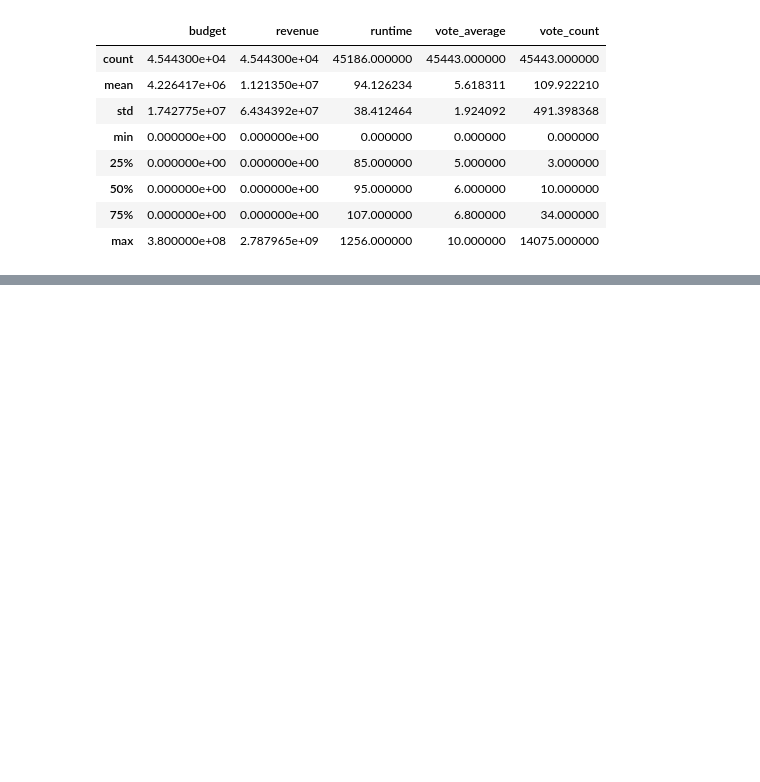
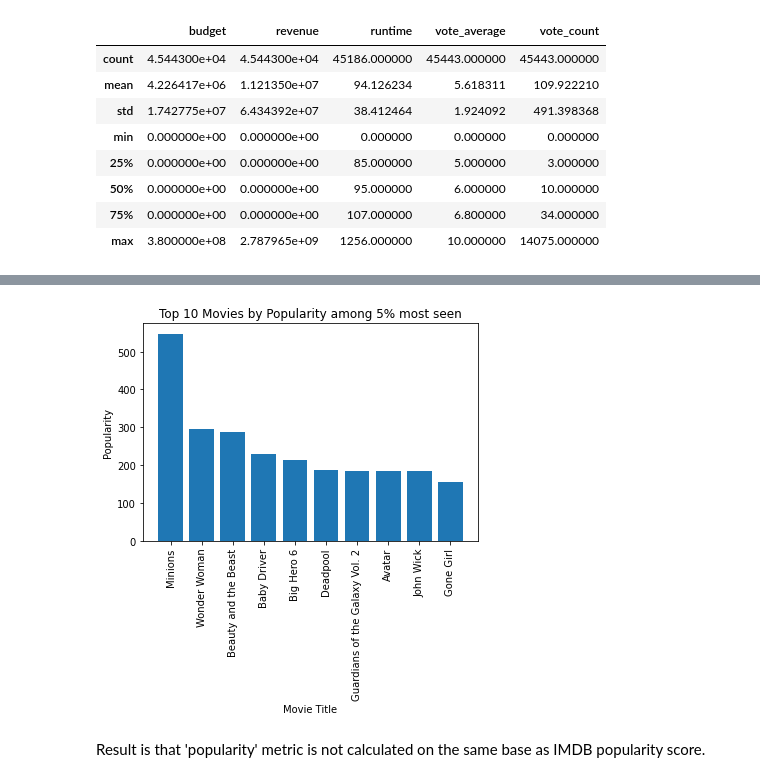
Before and after one commit to MathysGoncalves/RecommenderSys_Movie_Spark, a Jupyter notebook: RecommenderSys_Movie_Spark/notebooks/00-Data_Exploration.ipynb, the cells around one changed output, grey strips where cells are left out. Drawn from its saved outputs; the diff is of its cells as text; code cells hidden in the pictures; blank space fills up the shorter version.

```diff
--- a/RecommenderSys_Movie_Spark/notebooks/00-Data_Exploration.ipynb
+++ b/RecommenderSys_Movie_Spark/notebooks/00-Data_Exploration.ipynb
@@ -172,0 +180,7 @@ df_movies_metadata.withColumn("budget", df_movies_metadata.budget.cast('int')).t
+# %%
+# Get the 95th percentile of vote count to consider only the most seen movies. According to the profiles it is 434 votes
+from pyspark.sql.functions import col
+
+n = df_movies_metadata.approxQuantile("vote_count", [0.95], 0) # verification
+print(n)
+q95_movies = df_movies_metadata.filter(col("vote_count") >= n[0])
@@ -172,0 +189,14 @@ df_movies_metadata.withColumn("budget", df_movies_metadata.budget.cast('int')).t
+# %%
+# Define the weighted_rating function based on the IMDB formula
+# C = mean vote_average (5.62 according to the profile)
+C= 5.62
+def weighted_rating(v, R, n=n[0], C=C):
+    return (v/(v+n) * R) + (n/(n+v) * C)
+
+# adding a score column
+q95_movies = q95_movies.withColumn("score", weighted_rating(col("vote_count"), col("vote_average")))
+# %%
+# Display the top 10 movies according to score
+from pyspark.sql.functions import round
+q_movies = q95_movies.sort(col("score").desc())
+q_movies.select("title", "vote_count", "vote_average", round(col("score"),2).alias('score')).show(10, truncate=False)
@@ -172,0 +245,17 @@ df_movies_metadata.withColumn("budget", df_movies_metadata.budget.cast('int')).t
+# %%
+top_10_movies_q95 = q95_movies.withColumn('popularity', q95_movies.popularity.cast('float')).sort(col("popularity").desc()).select("title", "popularity").limit(10)
+top_10_movies_q95_list = top_10_movies_q95.rdd.map(lambda x: (x[0], x[1])).collect()
+titles_q95 = [x[0] for x in top_10_movies_q95_list]
+popularity_q95 = [x[1] for x in top_10_movies_q95_list]
+# %%
+%matplotlib inline
+plt.bar(titles_q95, popularity_q95)
+plt.xlabel("Movie Title")
+plt.ylabel("Popularity")
+plt.title("Top 10 Movies by Popularity among 5% most seen")
+plt.xticks(rotation=90)
+plt.show()
+# %% [output]
+[figure, added]
+# %% [markdown]
+Result is that 'popularity' metric is not calculated on the same base as IMDB popularity score.
```
Also changed, not shown: parts of 12 cells of this notebook, 1 other file.
